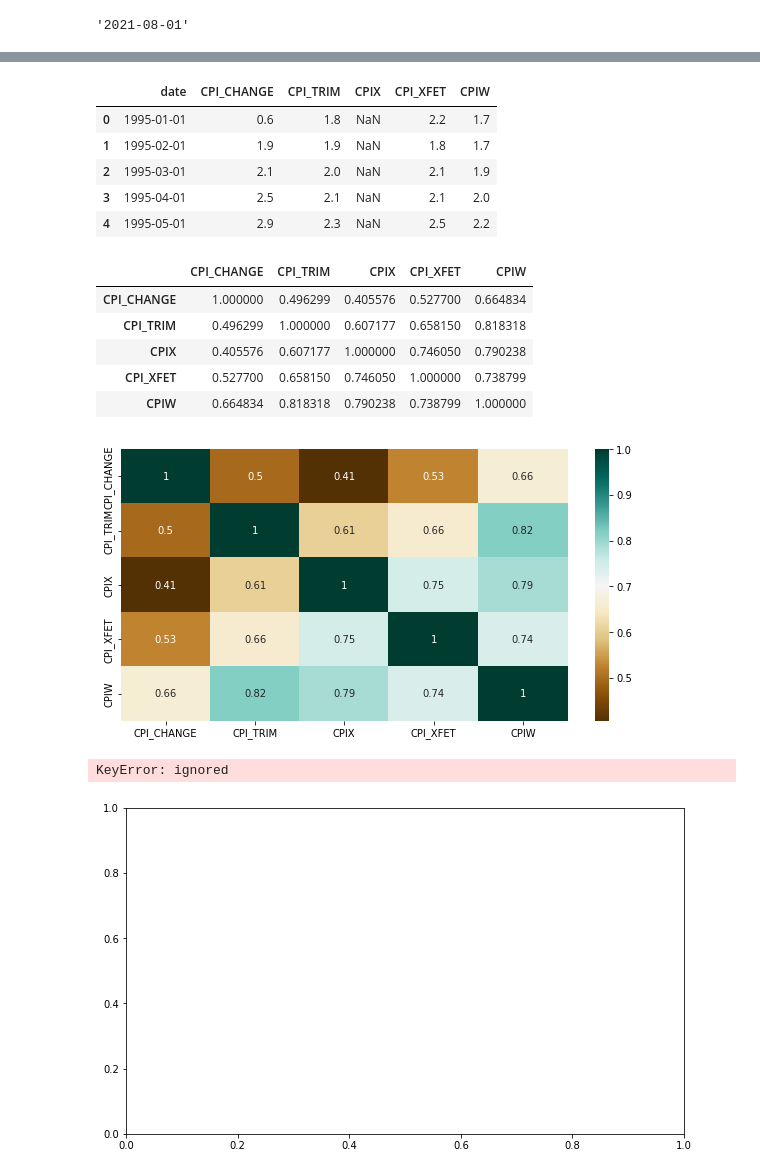
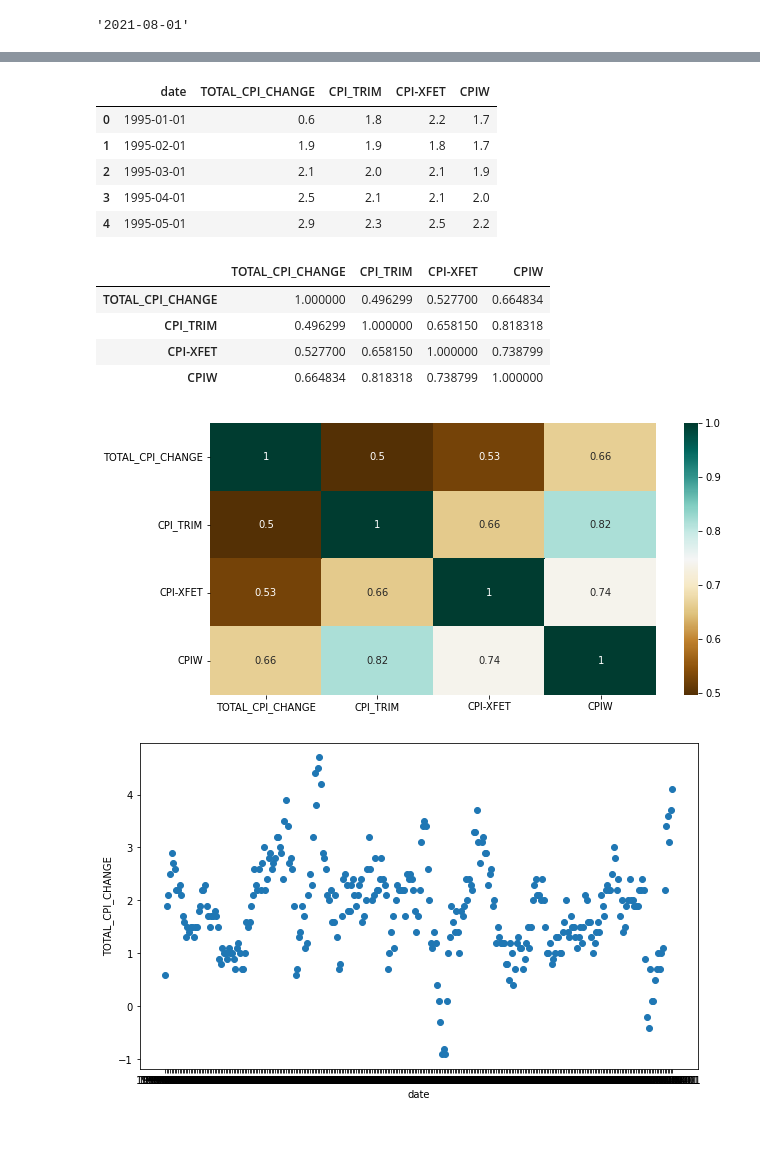
Before and after one commit to DataGalz/CIND820, a Jupyter notebook: CIND820.ipynb, the cells around one changed output, grey strips where cells are left out. Cells and saved outputs as stored; diff of their text form; code cells hidden in the pictures; blank space fills up the shorter version.

```diff
--- a/CIND820.ipynb
+++ b/CIND820.ipynb
@@ -131,35 +135,33 @@ cor
 # %%
-df = df.drop(['Total_CPI','CPI_MEDIAN', 'Total_CPI.1','CPI_COMMON'], axis=1)
+df = df.drop(['Total CPI','CPI_MEDIAN', 'Total CPI.1','CPI_COMMON','CPIX'], axis=1)
 df.head(5)
 # %% [output]
-|  | date | CPI_CHANGE | CPI_TRIM | CPIX | CPI_XFET | CPIW |
-| 0 | 1995-01-01 | 0.6 | 1.8 | NaN | 2.2 | 1.7 |
-| 1 | 1995-02-01 | 1.9 | 1.9 | NaN | 1.8 | 1.7 |
-| 2 | 1995-03-01 | 2.1 | 2.0 | NaN | 2.1 | 1.9 |
-| 3 | 1995-04-01 | 2.5 | 2.1 | NaN | 2.1 | 2.0 |
-| 4 | 1995-05-01 | 2.9 | 2.3 | NaN | 2.5 | 2.2 |
+|  | date | TOTAL_CPI_CHANGE | CPI_TRIM | CPI-XFET | CPIW |
+| 0 | 1995-01-01 | 0.6 | 1.8 | 2.2 | 1.7 |
+| 1 | 1995-02-01 | 1.9 | 1.9 | 1.8 | 1.7 |
+| 2 | 1995-03-01 | 2.1 | 2.0 | 2.1 | 1.9 |
+| 3 | 1995-04-01 | 2.5 | 2.1 | 2.1 | 2.0 |
+| 4 | 1995-05-01 | 2.9 | 2.3 | 2.5 | 2.2 |
 # %%
 plt.figure(figsize=(10,5))
 c= df.corr()
 sns.heatmap(c,cmap="BrBG",annot=True)
 c
 # %% [output]
-|  | CPI_CHANGE | CPI_TRIM | CPIX | CPI_XFET | CPIW |
-| CPI_CHANGE | 1.000000 | 0.496299 | 0.405576 | 0.527700 | 0.664834 |
-| CPI_TRIM | 0.496299 | 1.000000 | 0.607177 | 0.658150 | 0.818318 |
-| CPIX | 0.405576 | 0.607177 | 1.000000 | 0.746050 | 0.790238 |
-| CPI_XFET | 0.527700 | 0.658150 | 0.746050 | 1.000000 | 0.738799 |
-| CPIW | 0.664834 | 0.818318 | 0.790238 | 0.738799 | 1.000000 |
+|  | TOTAL_CPI_CHANGE | CPI_TRIM | CPI-XFET | CPIW |
+| TOTAL_CPI_CHANGE | 1.000000 | 0.496299 | 0.527700 | 0.664834 |
+| CPI_TRIM | 0.496299 | 1.000000 | 0.658150 | 0.818318 |
+| CPI-XFET | 0.527700 | 0.658150 | 1.000000 | 0.738799 |
+| CPIW | 0.664834 | 0.818318 | 0.738799 | 1.000000 |
-[figure, old version]
+[figure, new version]
 # %%
 fig, ax = plt.subplots(figsize=(10,6))
-ax.scatter(df['date'], df['CPI_MEDIAN'])
+ax.scatter(df['date'], df['TOTAL_CPI_CHANGE'])
 ax.set_xlabel('date')
-ax.set_ylabel('CPI_CHANGE')
+ax.set_ylabel('TOTAL_CPI_CHANGE')
 plt.show()
 
 #scatter plot of CPI Change data
 # %% [output]
-KeyError: ignored
-[figure, old version]
+[figure, new version]
 # %%
```
Also changed, not shown: parts of 8 cells of this notebook.
